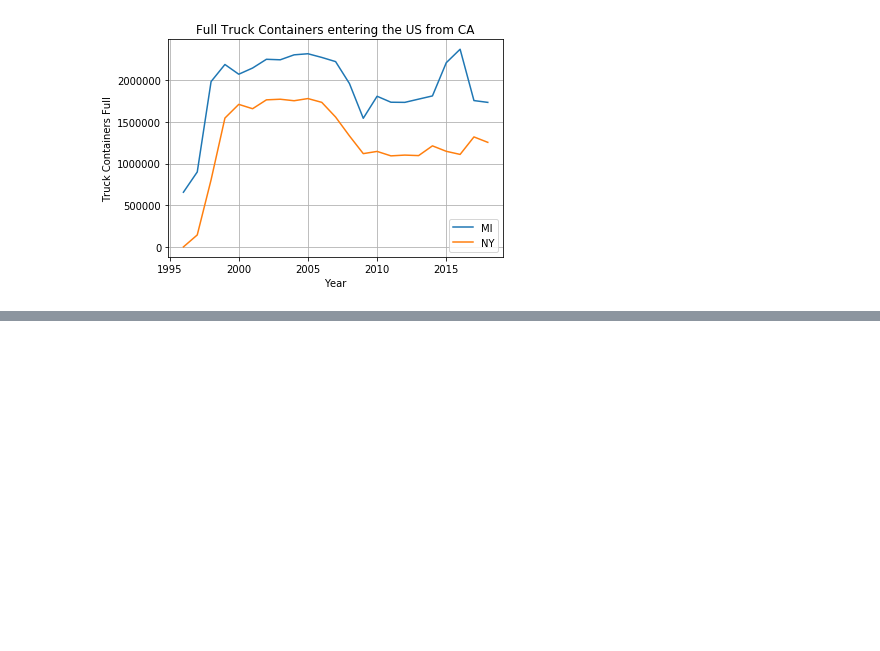
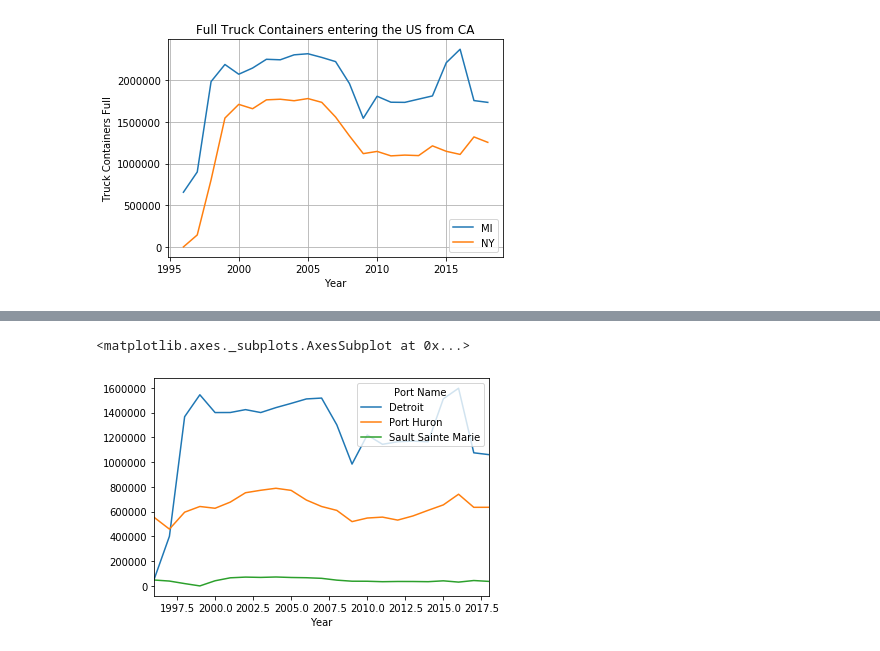
Before and after one commit to philipayazi/Project1_BorderEntries, a Jupyter notebook: Border_Entries_and _Trade_tsw.ipynb, the cells around one changed output, grey strips where cells are left out. Cells and saved outputs as stored; diff of their text form; code cells hidden in the pictures; blank space fills up the shorter version.

```diff
--- a/Border_Entries_and _Trade_tsw.ipynb
+++ b/Border_Entries_and _Trade_tsw.ipynb
@@ -186,0 +215,5 @@ Text(0.5, 1.0, 'Full Truck Containers entering the US from CA')
+# %%
+mi_tk_gb_ports.plot(kind='line')
+# %% [output]
+<matplotlib.axes._subplots.AxesSubplot at 0x...>
+[figure, added]
```
Also changed, not shown: parts of 12 cells of this notebook.
